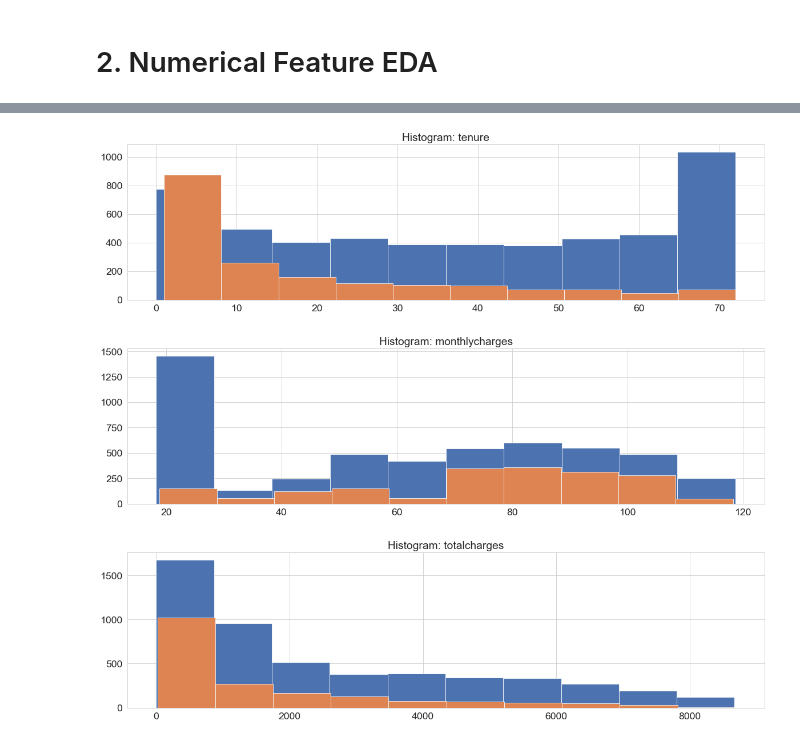
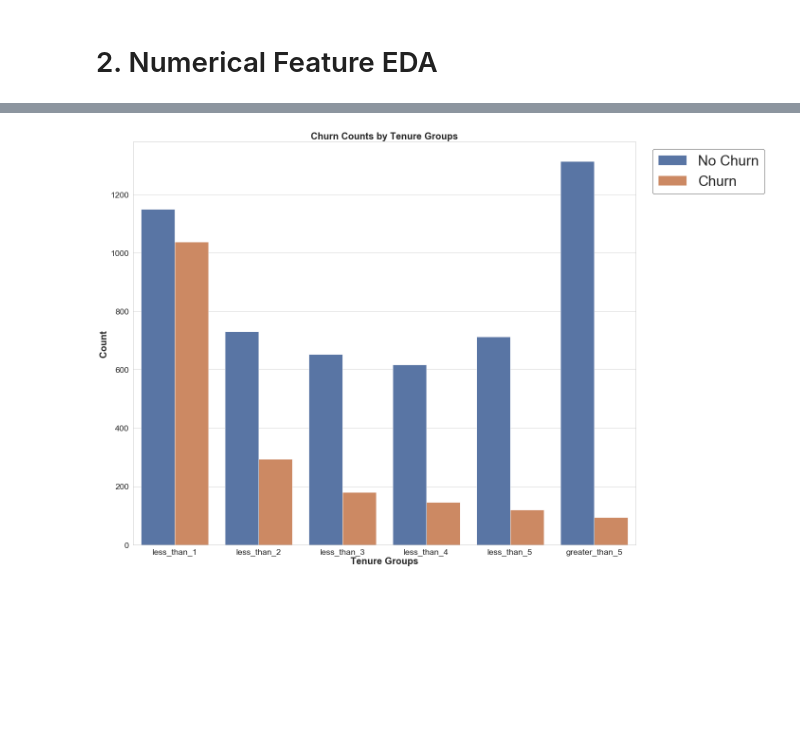
Before and after one commit to andrewcole33/telco_churn_analysis, a Jupyter notebook: eda.ipynb, the cells around one changed output, grey strips where cells are left out. Drawn from its saved outputs; the diff is of its cells as text; code cells hidden in the pictures; blank space fills up the shorter version.

```diff
--- a/eda.ipynb
+++ b/eda.ipynb
@@ -172,8 +161,6 @@ def histplots(feature):
-# %%
-histplots('tenure')
-histplots('monthlycharges')
-histplots('totalcharges')
-# %% [output]
-[figure, removed]
-[figure, removed]
-[figure, removed]
+# %%
+df['grouped_tenure'] = df.apply(lambda df: tenure_groups(df), axis = 1)
+# %%
+tenure_group_counts(df)
+# %% [output]
+[figure, added]
```
Also changed, not shown: parts of 14 cells of this notebook, 1 other file.
